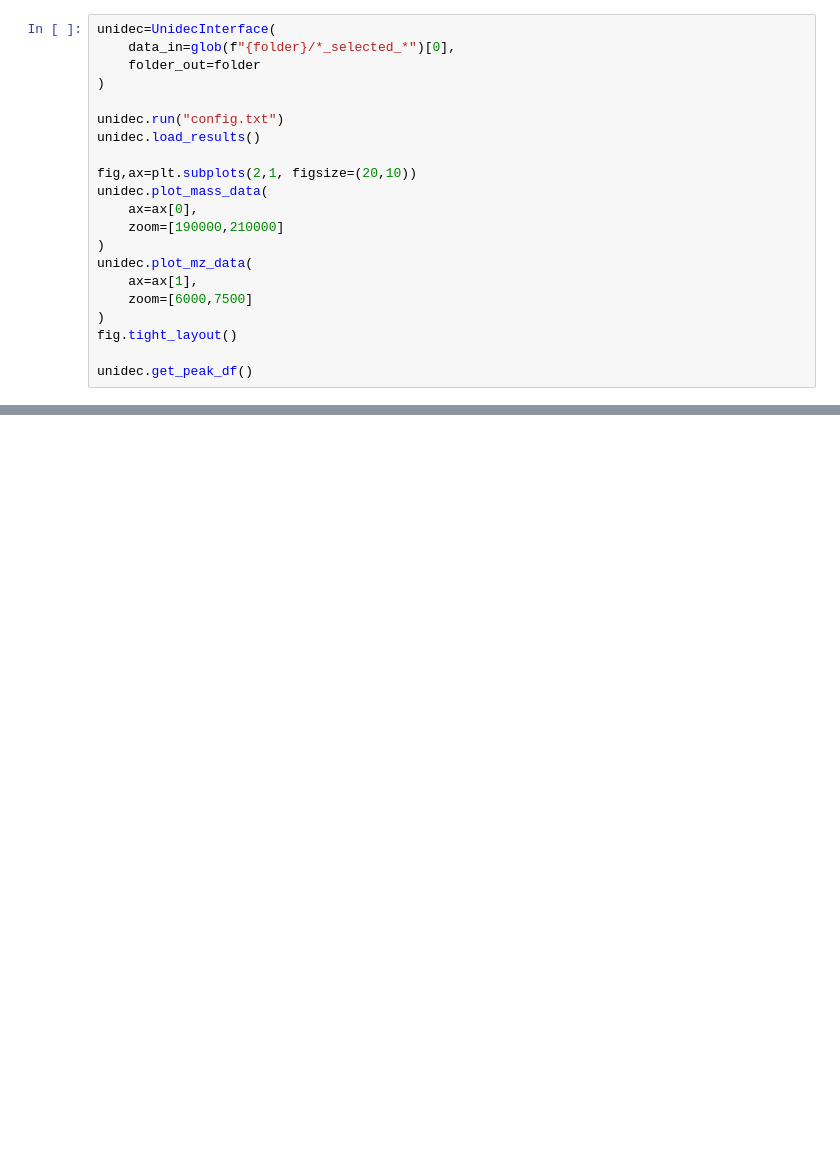
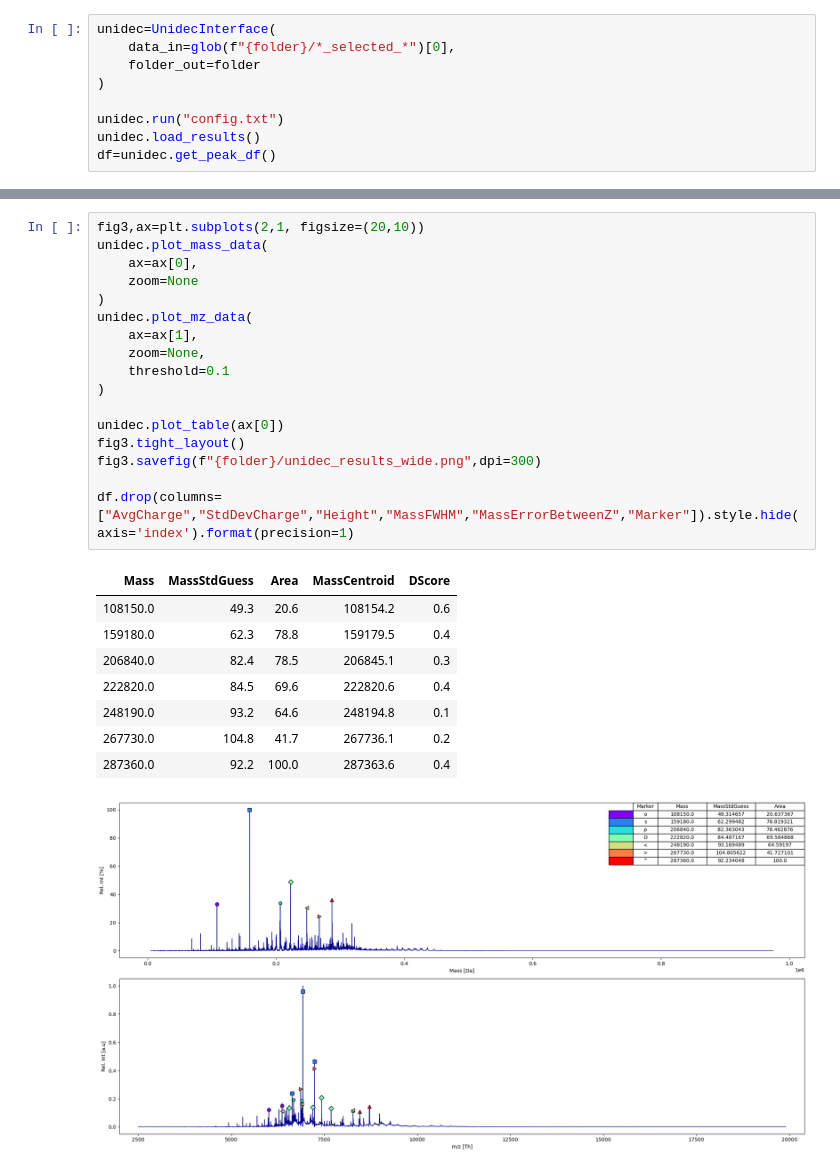
Before and after one commit to sknesiron/NativeMS_Analysis, a Jupyter notebook: ms_analysis.ipynb, the cells around one changed output, grey strips where cells are left out. Saved outputs shown, nothing was run; the diff lists cells and outputs as text; blank space fills up the shorter version.

```diff
--- a/ms_analysis.ipynb
+++ b/ms_analysis.ipynb
@@ -30,19 +41,7 @@ unidec=UnidecInterface(
 
 unidec.run("config.txt")
 unidec.load_results()
-
-fig,ax=plt.subplots(2,1, figsize=(20,10))
-unidec.plot_mass_data(
-    ax=ax[0],
-    zoom=[190000,210000]
-)
-unidec.plot_mz_data(
-    ax=ax[1],
-    zoom=[6000,7500]
-)
-fig.tight_layout()
-
-unidec.get_peak_df()
+df=unidec.get_peak_df()
 # %% [output]
 UniDec Engine v.6.0.4
 
@@ -68,0 +63,27 @@ Peak Parameters (Saved To c:\Users\chem-chem1918\OneDrive\Documents\2_Master\5_L
+# %%
+fig3,ax=plt.subplots(2,1, figsize=(20,10))
+unidec.plot_mass_data(
+    ax=ax[0],
+    zoom=None
+)
+unidec.plot_mz_data(
+    ax=ax[1],
+    zoom=None,
+    threshold=0.1
+)
+
+unidec.plot_table(ax[0])
+fig3.tight_layout()
+fig3.savefig(f"{folder}/unidec_results_wide.png",dpi=300)
+
+df.drop(columns=["AvgCharge","StdDevCharge","Height","MassFWHM","MassErrorBetweenZ","Marker"]).style.hide(axis='index').format(precision=1)
+# %% [output]
+| Mass | MassStdGuess | Area | MassCentroid | DScore |
+| 108150.0 | 49.3 | 20.6 | 108154.2 | 0.6 |
+| 159180.0 | 62.3 | 78.8 | 159179.5 | 0.4 |
+| 206840.0 | 82.4 | 78.5 | 206845.1 | 0.3 |
+| 222820.0 | 84.5 | 69.6 | 222820.6 | 0.4 |
+| 248190.0 | 93.2 | 64.6 | 248194.8 | 0.1 |
+| 267730.0 | 104.8 | 41.7 | 267736.1 | 0.2 |
+| 287360.0 | 92.2 | 100.0 | 287363.6 | 0.4 |
+[figure, added]
```
Also changed, not shown: parts of 9 cells of this notebook, 2 other files.
